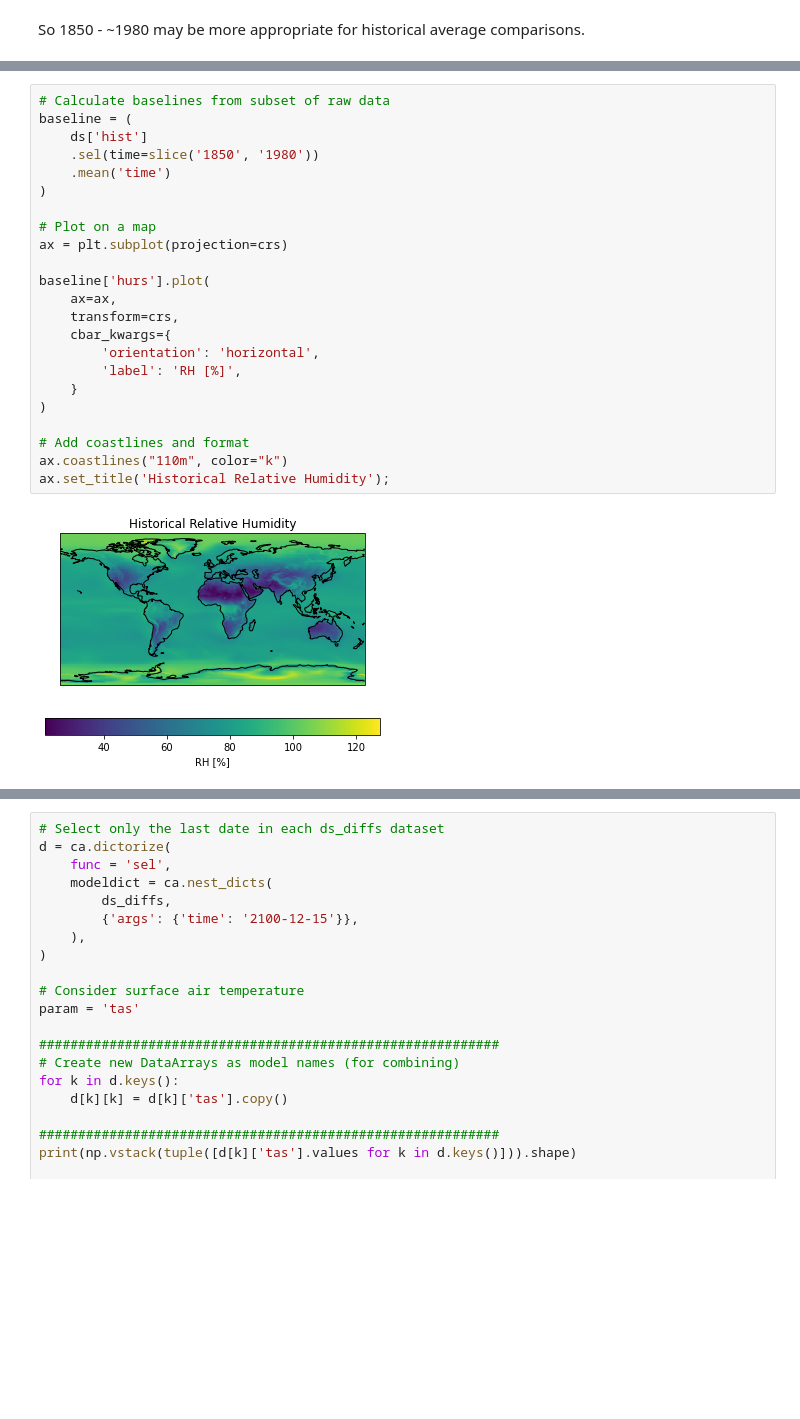
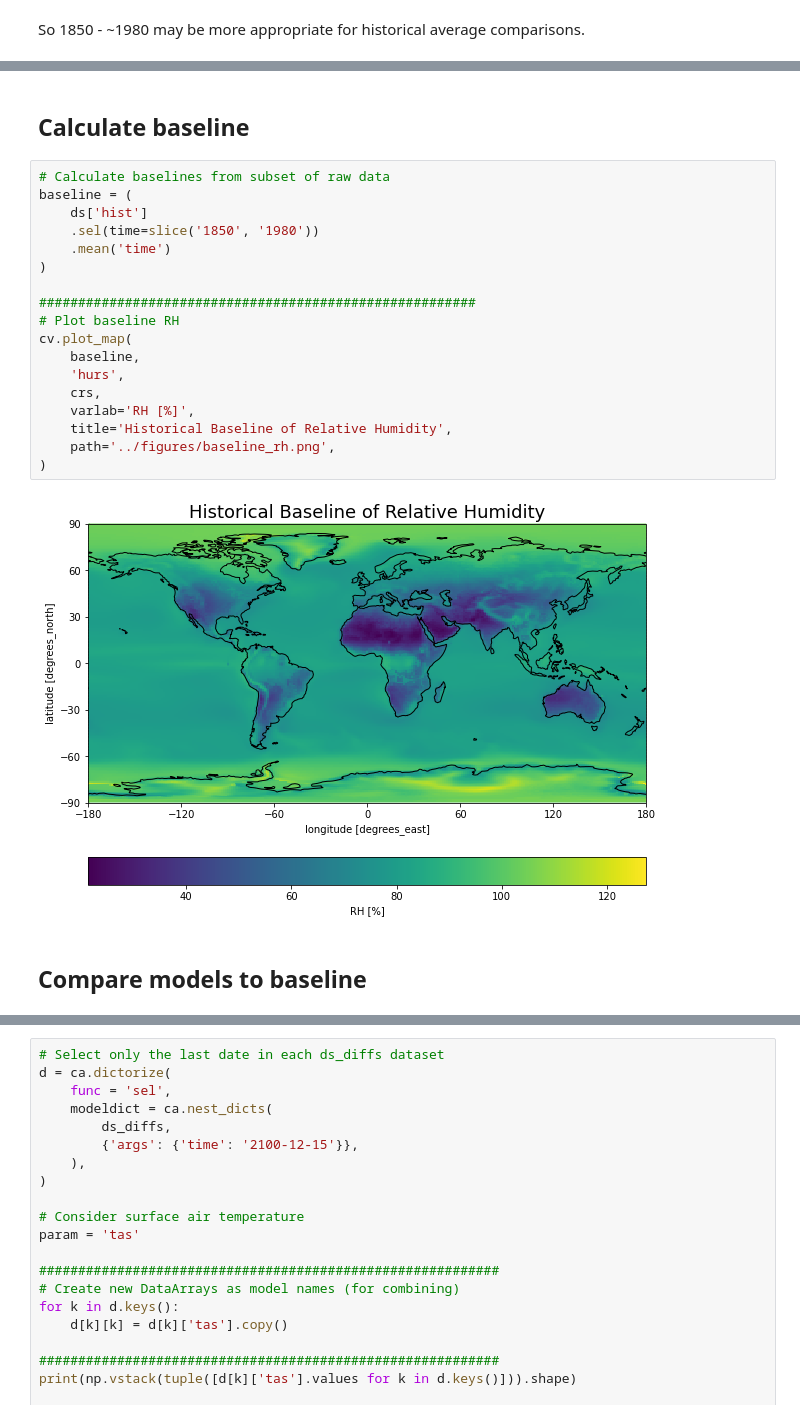
Before and after one commit to UCB-stat-159-s22/hw07-group20, a Jupyter notebook: notebooks/CESM_EDA.ipynb, the cells around one changed output, grey strips where cells are left out. Drawn from its saved outputs; the diff is of its cells as text; blank space fills up the shorter version.

```diff
--- a/notebooks/CESM_EDA.ipynb
+++ b/notebooks/CESM_EDA.ipynb
@@ -167,30 +236,29 @@ ax.legend(title="Model");
 # %% [output]
 [figure]
-# %%
-# Calculate baselines from subset of raw data
-baseline = (
-    ds['hist']
-    .sel(time=slice('1850', '1980'))
-    .mean('time')
-)
-
-# Plot on a map
-ax = plt.subplot(projection=crs)
-
-baseline['hurs'].plot(
-    ax=ax,
-    transform=crs,
-    cbar_kwargs={
-        'orientation': 'horizontal',
-        'label': 'RH [%]',
-    }
-)
-
-# Add coastlines and format
-ax.coastlines("110m", color="k")
-ax.set_title('Historical Relative Humidity');
-# %% [output]
-[figure, removed]
+# %% [markdown]
+## Calculate baseline
+# %%
+# Calculate baselines from subset of raw data
+baseline = (
+    ds['hist']
+    .sel(time=slice('1850', '1980'))
+    .mean('time')
+)
+
+########################################################
+# Plot baseline RH
+cv.plot_map(
+    baseline,
+    'hurs',
+    crs,
+    varlab='RH [%]',
+    title='Historical Baseline of Relative Humidity',
+    path='../figures/baseline_rh.png',
+)
+# %% [output]
+[figure, added]
+# %% [markdown]
+## Compare models to baseline
 # %%
 # Create differences between models and historical data
 ds_diffs = ds.copy()
```
Also changed, not shown: parts of 16 cells of this notebook, 6 other files.
